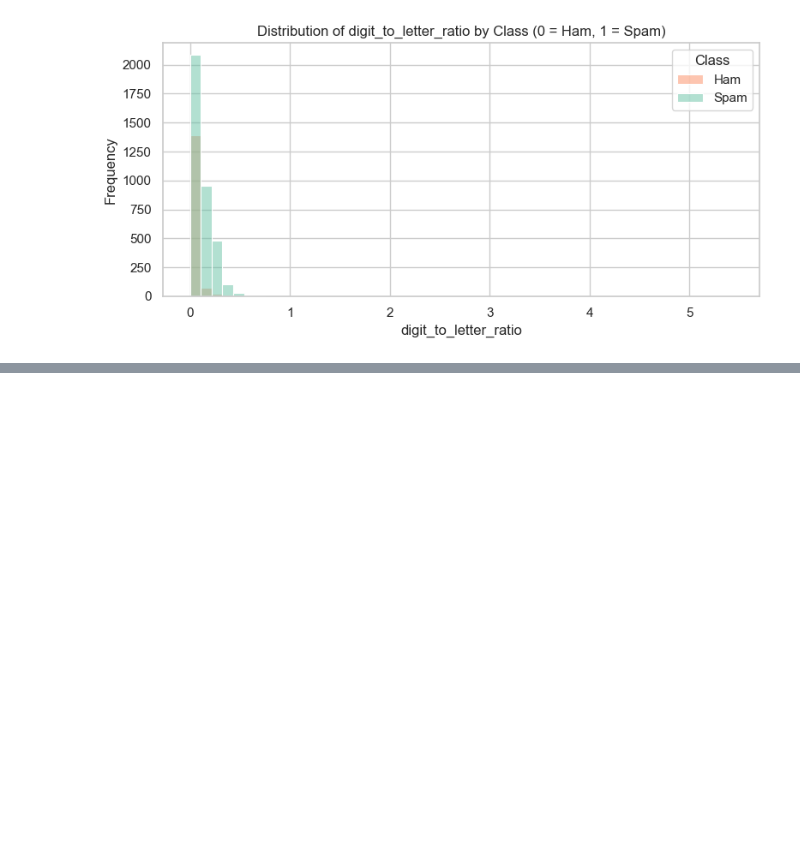
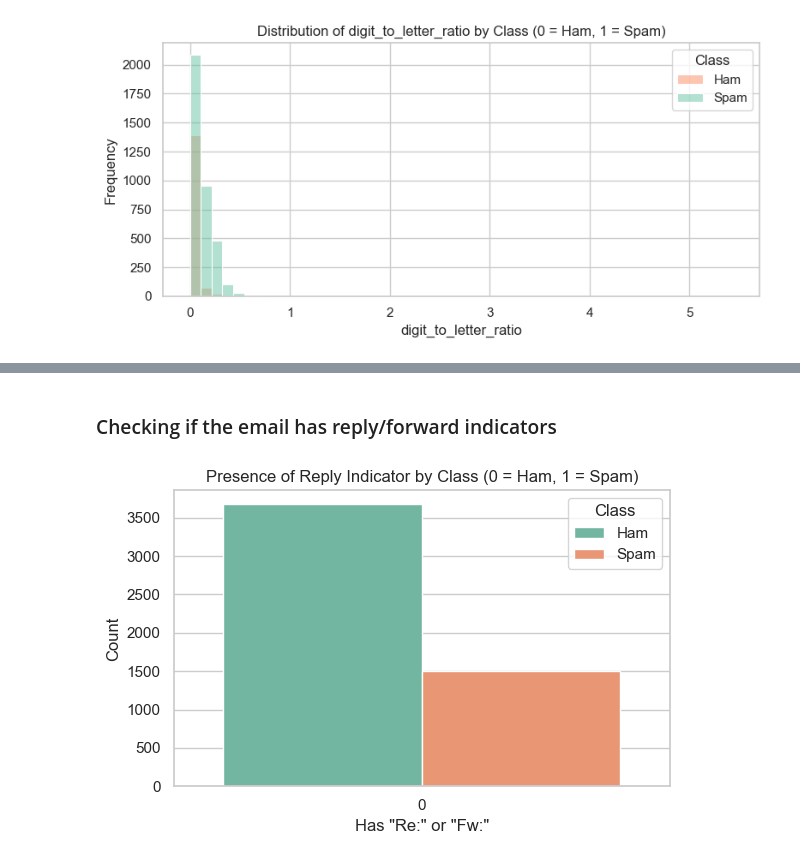
Before and after one commit to BarraHarrison/Spam-Detection, a Jupyter notebook: main.ipynb, the cells around one changed output, grey strips where cells are left out. Saved outputs shown, nothing was run; the diff lists cells and outputs as text; code cells hidden in the pictures; blank space fills up the shorter version.

```diff
--- a/main.ipynb
+++ b/main.ipynb
@@ -529,0 +554,20 @@ for feature in features:
+# %% [markdown]
+### Checking if the email has reply/forward indicators
+# %%
+# Check if the message contains 're:' or 'fw:' (case-insensitive)
+df['has_reply'] = df['text'].apply(lambda x: int(bool(re.search(r'\b(re|fw):', x.lower()))))
+
+# Preview the new column
+df[['text', 'has_reply']].head()
+
+
+plt.figure(figsize=(6, 4))
+sns.countplot(data=df, x='has_reply', hue='label_num', palette='Set2')
+plt.title('Presence of Reply Indicator by Class (0 = Ham, 1 = Spam)')
+plt.xlabel('Has "Re:" or "Fw:"')
+plt.ylabel('Count')
+plt.legend(title='Class', labels=['Ham', 'Spam'])
+plt.tight_layout()
+plt.show()
+# %% [output]
+[figure, added]
```
Also changed, not shown: parts of 5 cells of this notebook.
